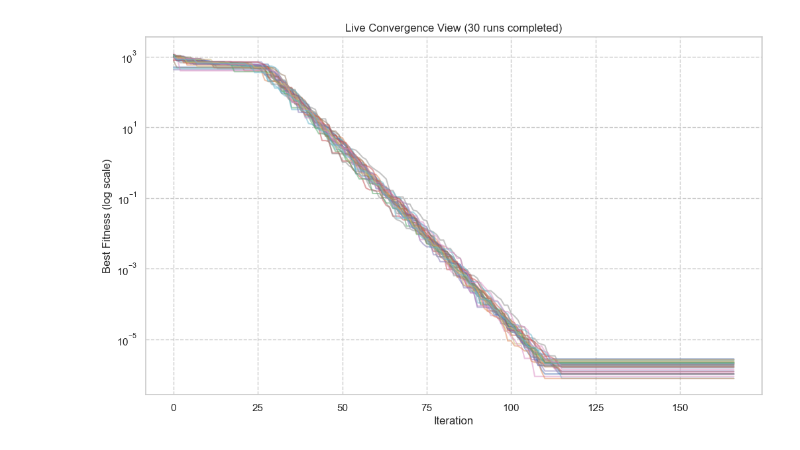
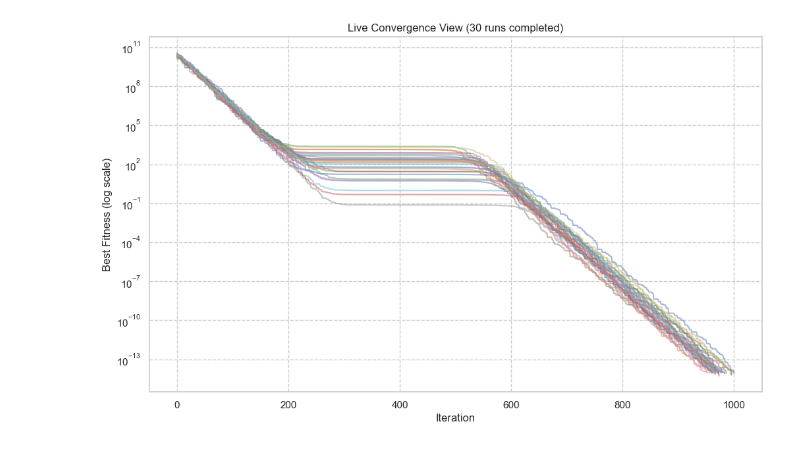
Before and after one commit to ryutkura/Python_Sample, a Jupyter notebook: dashboard.ipynb, the cells around one changed output. Drawn from its saved outputs; the diff is of its cells as text; code cells hidden in the pictures.

```diff
--- a/dashboard.ipynb
+++ b/dashboard.ipynb
@@ -11,7 +11,7 @@ sns.set_theme(style="whitegrid")
 
 # 監視対象の履歴フォルダ
 # run_experiment.pyで指定したアルゴリズムや問題に合わせて変更してください
-history_folder = 'results/histories/hcfwa_SphereFunction_d20'
+history_folder = 'results/histories/hcfwa_CEC2017_F1_d20'
 
 # このセルを実行し続けると、グラフが自動で更新されます
 try:
@@ -26,31 +26,31 @@ try:
             time.sleep(5) # 5秒待機
             continue
 
         plt.figure(figsize=(12, 7))
 
         # 見つかった全ての履歴ファイルをプロット
         for i, file_path in enumerate(csv_files):
             df_history = pd.read_csv(file_path)
             # 全ての線が見えるように、透明度(alpha)を少し下げる
             plt.plot(df_history['iteration'], df_history['fitness'], alpha=0.5, label=f'Run {i+1}' if len(csv_files) < 10 else None)
 
         plt.title(f'Live Convergence View ({len(csv_files)} runs completed)')
         plt.xlabel('Iteration')
         plt.ylabel('Best Fitness (log scale)')
         plt.yscale('log')
         plt.grid(True, which="both", ls="--")
 
         # 凡例は多くなりすぎたら表示しない
         if len(csv_files) < 10:
             plt.legend()
 
         display(plt.gcf()) # グラフを表示
         plt.close() # メモリを解放
 
         print(f"Last updated: {time.strftime('%H:%M:%S')}")
         time.sleep(5) # 5秒ごとに更新
 
 except KeyboardInterrupt:
     print("Dashboard stopped.")
 # %% [output]
-[figure, old version]
+[figure, new version]
```
Also changed, not shown: parts of 1 cell of this notebook.
